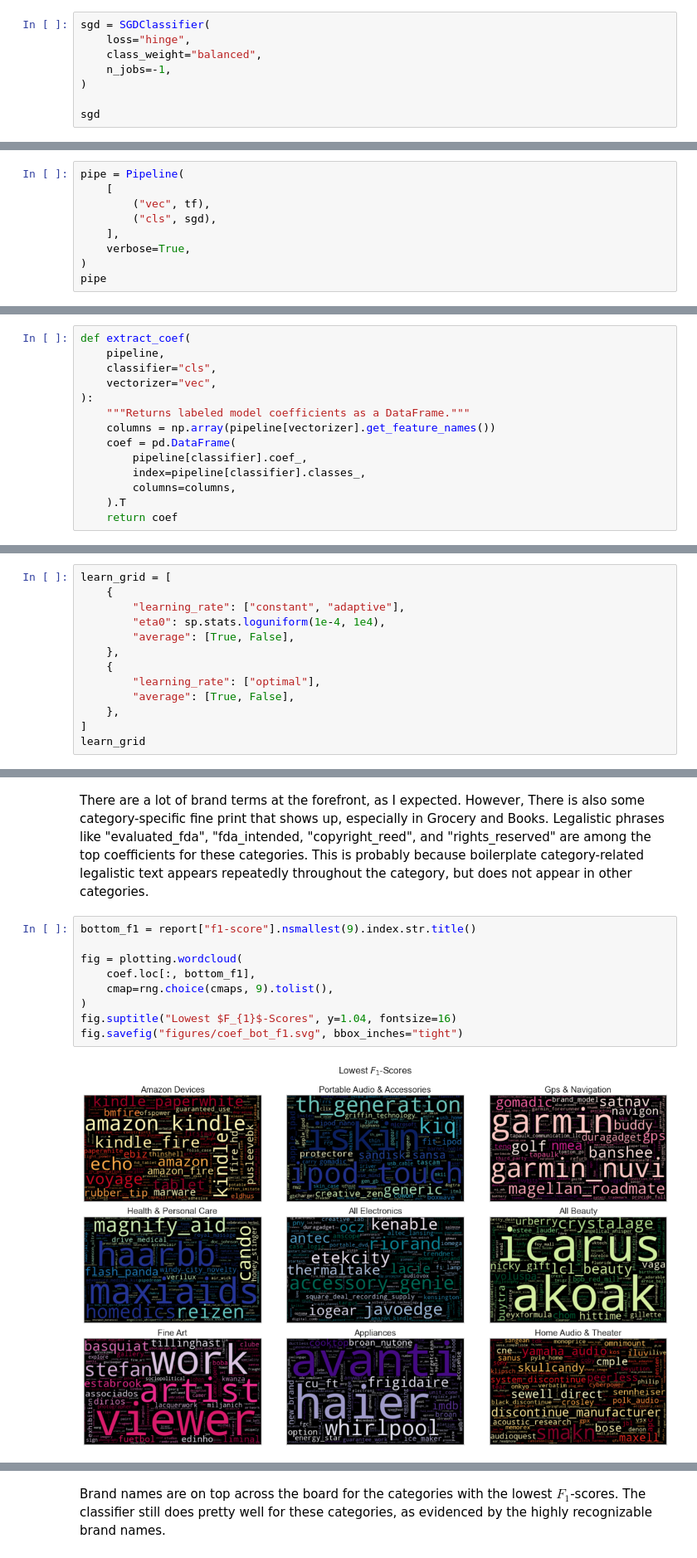
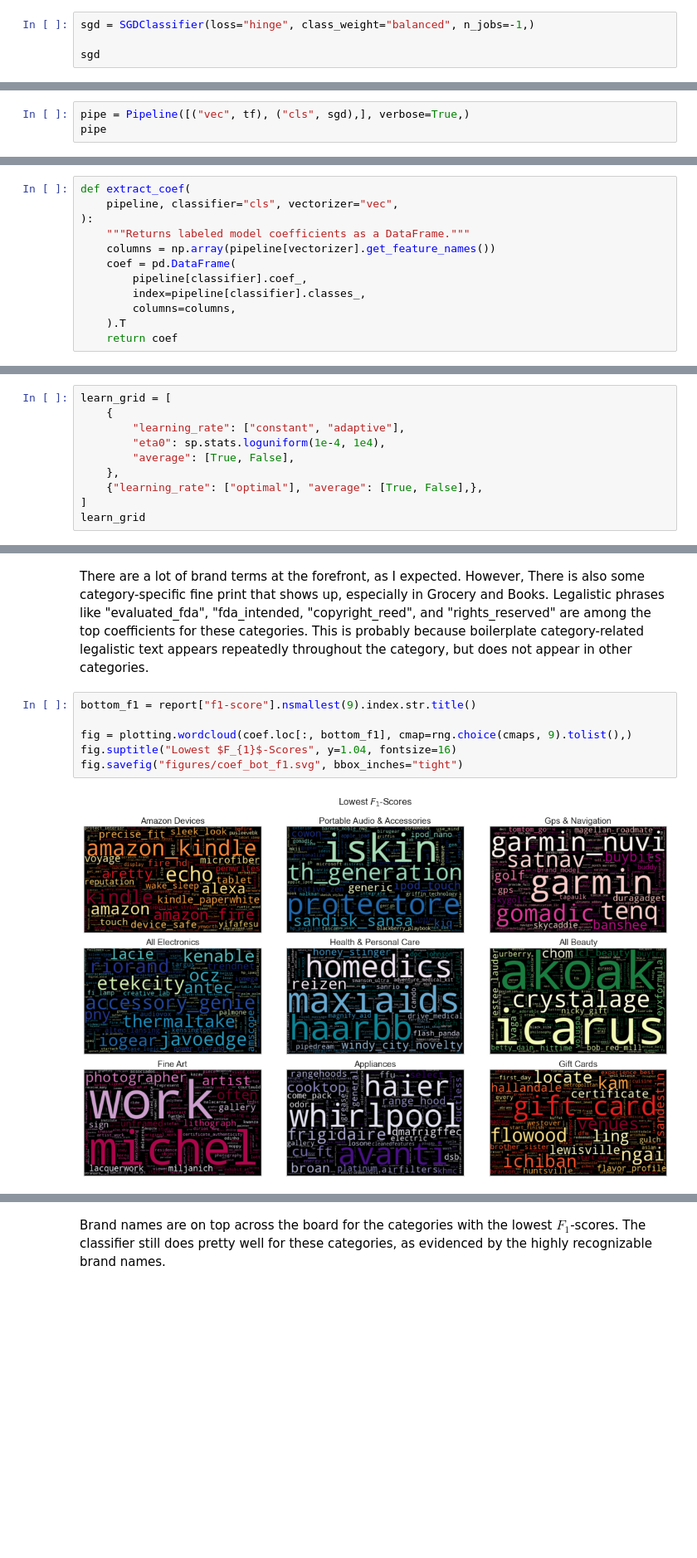
Before and after one commit to ndgigliotti/amazon-product-classifier, a Jupyter notebook: main.ipynb, the cells around one changed output, grey strips where cells are left out. Shown at 83% size. Drawn from its saved outputs; the diff is of its cells as text; blank space fills up the shorter version.

```diff
--- a/main.ipynb
+++ b/main.ipynb
@@ -1174,11 +1221,7 @@ I've opted to use Scikit-Learn's `SGDClassifier` because it's efficient on large
 
 I could have also chosen a neural network classifier such as Scikit-Learn's ready-made multi-layer perceptron. However, neural networks take a long time to train and are the least interpretable algorithms on the market. For this project, given my limited computational resources and personal tastes, I've opted for a more traditional approach.
 # %%
-sgd = SGDClassifier(
-    loss="hinge",
-    class_weight="balanced",
-    n_jobs=-1,
-)
+sgd = SGDClassifier(loss="hinge", class_weight="balanced", n_jobs=-1,)
 
 sgd
 # %% [output]
@@ -1189,13 +1233,7 @@ The default loss function 'hinge' is a linear support vector classifier. `SGDCla
 
 Next, I create a pipeline containing just two steps: the vectorizer and the classifier.
 # %%
-pipe = Pipeline(
-    [
-        ("vec", tf),
-        ("cls", sgd),
-    ],
-    verbose=True,
-)
+pipe = Pipeline([("vec", tf), ("cls", sgd),], verbose=True,)
 pipe
 # %% [output]
 Pipeline(steps=[('vec',
@@ -1248,8 +1285,6 @@ def get_report(estimator, X_test=X_test, y_test=y_test):
 # %%
 def extract_coef(
-    pipeline,
-    classifier="cls",
-    vectorizer="vec",
+    pipeline, classifier="cls", vectorizer="vec",
 ):
     """Returns labeled model coefficients as a DataFrame."""
     columns = np.array(pipeline[vectorizer].get_feature_names())
@@ -1486,10 +1532,7 @@ learn_grid = [
         "eta0": sp.stats.loguniform(1e-4, 1e4),
         "average": [True, False],
     },
-    {
-        "learning_rate": ["optimal"],
-        "average": [True, False],
-    },
+    {"learning_rate": ["optimal"], "average": [True, False],},
 ]
 learn_grid
 # %% [output]
@@ -1701,12 +1750,9 @@ There are a lot of brand terms at the forefront, as I expected. However, There i
 # %%
 bottom_f1 = report["f1-score"].nsmallest(9).index.str.title()
 
-fig = plotting.wordcloud(
-    coef.loc[:, bottom_f1],
-    cmap=rng.choice(cmaps, 9).tolist(),
-)
+fig = plotting.wordcloud(coef.loc[:, bottom_f1], cmap=rng.choice(cmaps, 9).tolist(),)
 fig.suptitle("Lowest $F_{1}$-Scores", y=1.04, fontsize=16)
 fig.savefig("figures/coef_bot_f1.svg", bbox_inches="tight")
 # %% [output]
-[figure, old version]
+[figure, new version]
 [interactive output not drawn]
```
Also changed, not shown: parts of 84 cells of this notebook, 28 other files.
